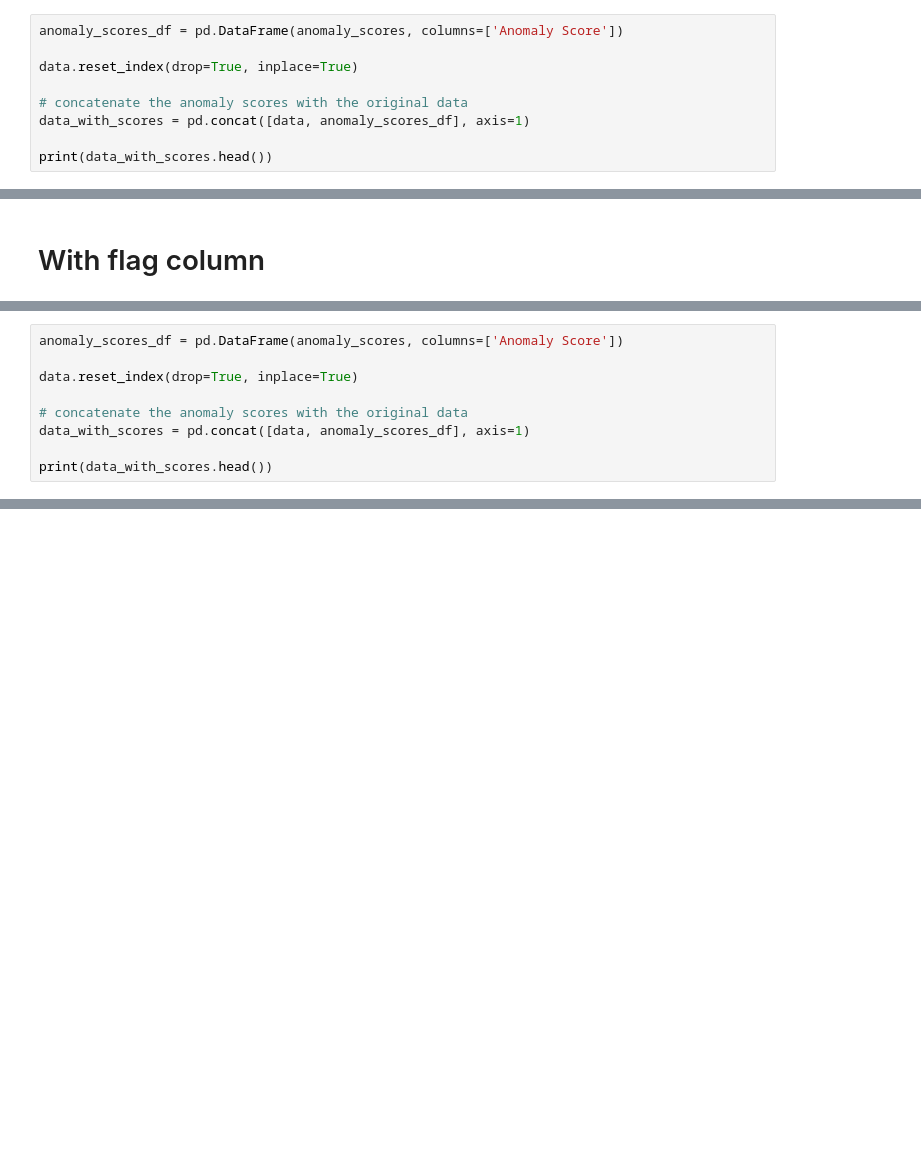
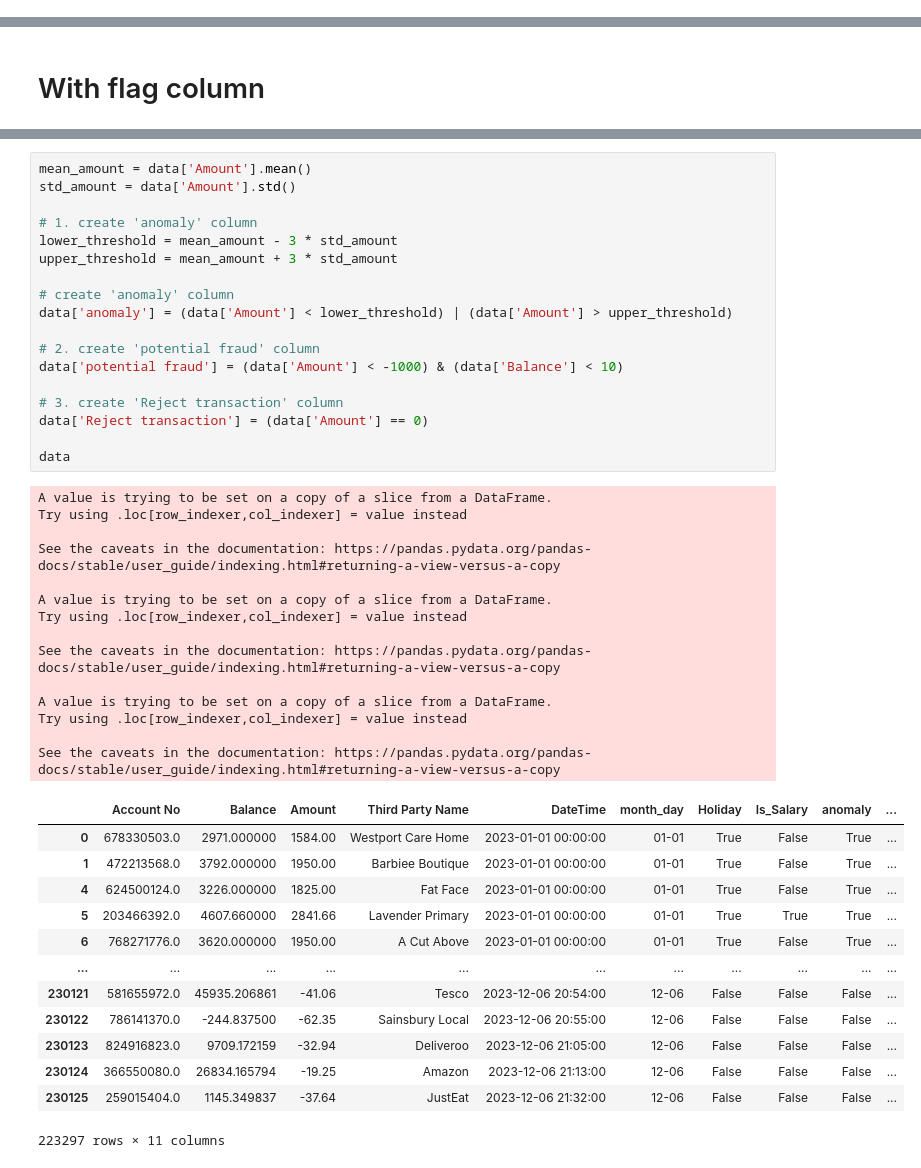
Before and after one commit to UoB-DSMP-2023-24/dsmp-2024-group-38, a Jupyter notebook: fruad_detection.ipynb, the cells around one changed output, grey strips where cells are left out. Drawn from its saved outputs; the diff is of its cells as text; blank space fills up the shorter version.

Commit message:
Try to find extreme value by std.

```diff
--- a/fruad_detection.ipynb
+++ b/fruad_detection.ipynb
@@ -340,9 +340,0 @@ array([ 21.76159437,  18.31762344,  29.9359342 , ..., 892.19723642,
-# %%
-anomaly_scores_df = pd.DataFrame(anomaly_scores, columns=['Anomaly Score'])
-
-data.reset_index(drop=True, inplace=True)
-
-# concatenate the anomaly scores with the original data
-data_with_scores = pd.concat([data, anomaly_scores_df], axis=1)
-
-print(data_with_scores.head())
@@ -506,9 +342,0 @@ anomaly_scores
-# %%
-anomaly_scores_df = pd.DataFrame(anomaly_scores, columns=['Anomaly Score'])
-
-data.reset_index(drop=True, inplace=True)
-
-# concatenate the anomaly scores with the original data
-data_with_scores = pd.concat([data, anomaly_scores_df], axis=1)
-
-print(data_with_scores.head())
@@ -572,0 +551,46 @@ low_risk_accounts
+# %%
+mean_amount = data['Amount'].mean()
+std_amount = data['Amount'].std()
+
+# 1. create 'anomaly' column
+lower_threshold = mean_amount - 3 * std_amount
+upper_threshold = mean_amount + 3 * std_amount
+
+# create 'anomaly' column
+data['anomaly'] = (data['Amount'] < lower_threshold) | (data['Amount'] > upper_threshold)
+
+# 2. create 'potential fraud' column
+data['potential fraud'] = (data['Amount'] < -1000) & (data['Balance'] < 10)
+
+# 3. create 'Reject transaction' column
+data['Reject transaction'] = (data['Amount'] == 0)
+
+data
+# %% [output]
+A value is trying to be set on a copy of a slice from a DataFrame.
+Try using .loc[row_indexer,col_indexer] = value instead
+
+See the caveats in the documentation: https://pandas.pydata.org/pandas-docs/stable/user_guide/indexing.html#returning-a-view-versus-a-copy
+
+A value is trying to be set on a copy of a slice from a DataFrame.
+Try using .loc[row_indexer,col_indexer] = value instead
+
+See the caveats in the documentation: https://pandas.pydata.org/pandas-docs/stable/user_guide/indexing.html#returning-a-view-versus-a-copy
+
+A value is trying to be set on a copy of a slice from a DataFrame.
+Try using .loc[row_indexer,col_indexer] = value instead
+
+See the caveats in the documentation: https://pandas.pydata.org/pandas-docs/stable/user_guide/indexing.html#returning-a-view-versus-a-copy
+|  | Account No | Balance | Amount | Third Party Name | DateTime | month_day | Holiday | Is_Salary | anomaly | ... |
+| 0 | 678330503.0 | 2971.000000 | 1584.00 | Westport Care Home | 2023-01-01 00:00:00 | 01-01 | True | False | True | ... |
+| 1 | 472213568.0 | 3792.000000 | 1950.00 | Barbiee Boutique | 2023-01-01 00:00:00 | 01-01 | True | False | True | ... |
+| 4 | 624500124.0 | 3226.000000 | 1825.00 | Fat Face | 2023-01-01 00:00:00 | 01-01 | True | False | True | ... |
+| 5 | 203466392.0 | 4607.660000 | 2841.66 | Lavender Primary | 2023-01-01 00:00:00 | 01-01 | True | True | True | ... |
+| 6 | 768271776.0 | 3620.000000 | 1950.00 | A Cut Above | 2023-01-01 00:00:00 | 01-01 | True | False | True | ... |
+| ... | ... | ... | ... | ... | ... | ... | ... | ... | ... | ... |
+| 230121 | 581655972.0 | 45935.206861 | -41.06 | Tesco | 2023-12-06 20:54:00 | 12-06 | False | False | False | ... |
+| 230122 | 786141370.0 | -244.837500 | -62.35 | Sainsbury Local | 2023-12-06 20:55:00 | 12-06 | False | False | False | ... |
+| 230123 | 824916823.0 | 9709.172159 | -32.94 | Deliveroo | 2023-12-06 21:05:00 | 12-06 | False | False | False | ... |
+| 230124 | 366550080.0 | 26834.165794 | -19.25 | Amazon | 2023-12-06 21:13:00 | 12-06 | False | False | False | ... |
+| 230125 | 259015404.0 | 1145.349837 | -37.64 | JustEat | 2023-12-06 21:32:00 | 12-06 | False | False | False | ... |
+223297 rows × 11 columns
```
Also changed, not shown: parts of 87 cells of this notebook, 1 other file.
